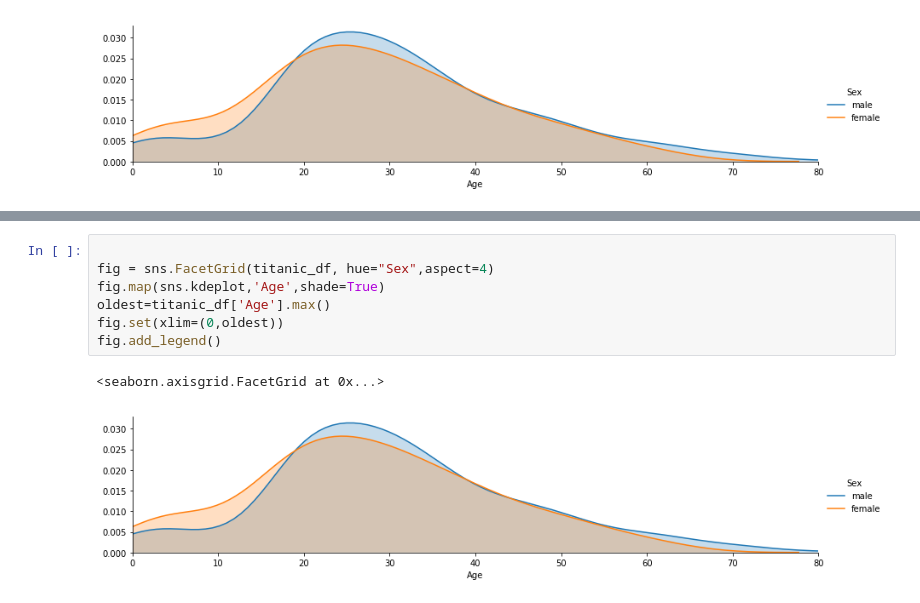
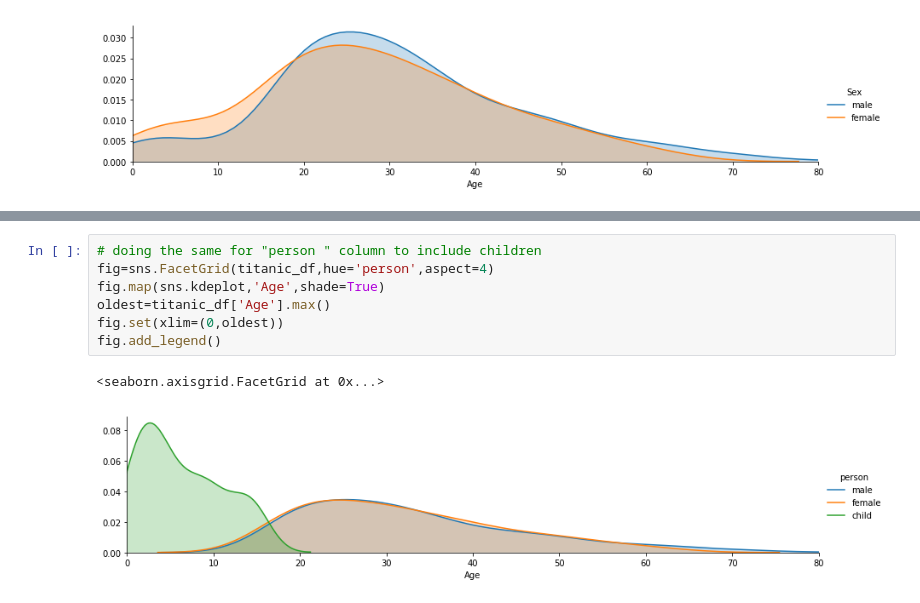
Before and after one commit to rohailkhan/titanic_more, a Jupyter notebook: Titanic analysis.ipynb, the cells around one changed output, grey strips where cells are left out. Cells and saved outputs as stored; diff of their text form.

Commit message:
sns.FacetGrid plots with kdeplots

```diff
--- a/Titanic analysis.ipynb
+++ b/Titanic analysis.ipynb
@@ -123,10 +140,10 @@ plt.show()
 # %%
-
-fig = sns.FacetGrid(titanic_df, hue="Sex",aspect=4)
+# doing the same for "person " column to include children
+fig=sns.FacetGrid(titanic_df,hue='person',aspect=4)
 fig.map(sns.kdeplot,'Age',shade=True)
 oldest=titanic_df['Age'].max()
 fig.set(xlim=(0,oldest))
 fig.add_legend()
 # %% [output]
 <seaborn.axisgrid.FacetGrid at 0x...>
-[figure, old version]
+[figure, new version]
```
Also changed, not shown: parts of 4 cells of this notebook, 1 other file.
